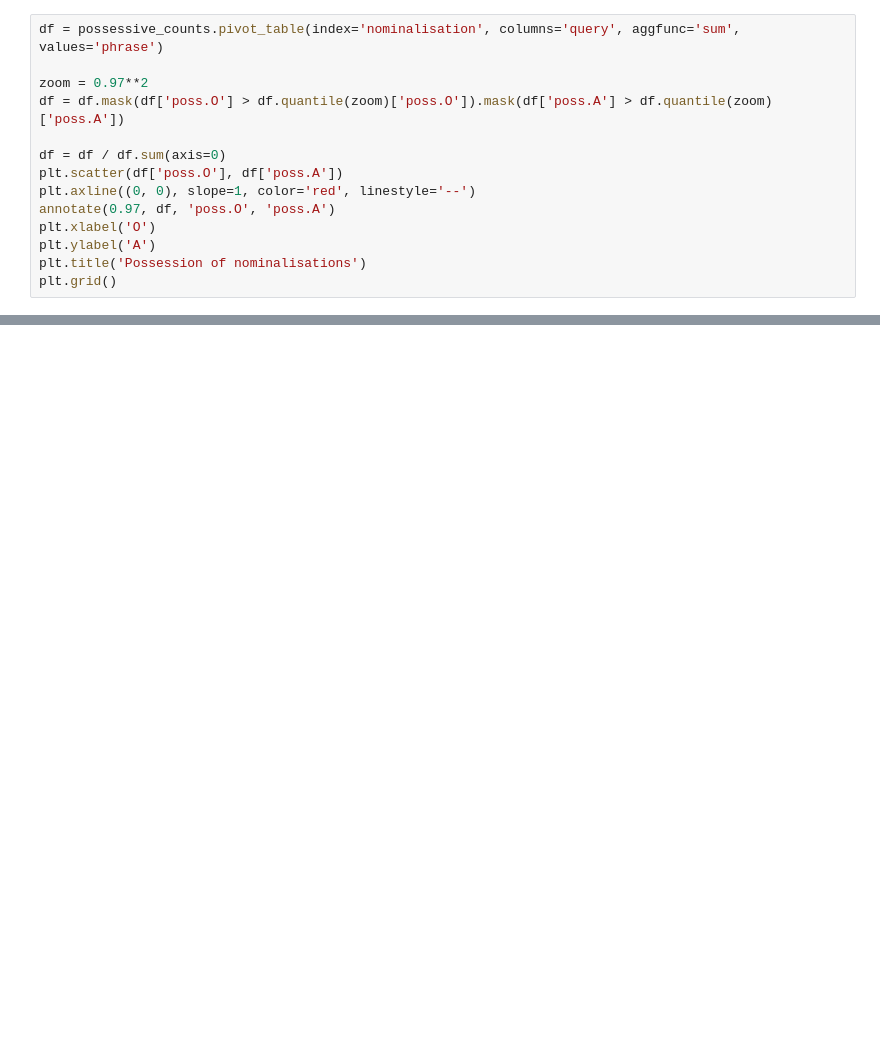
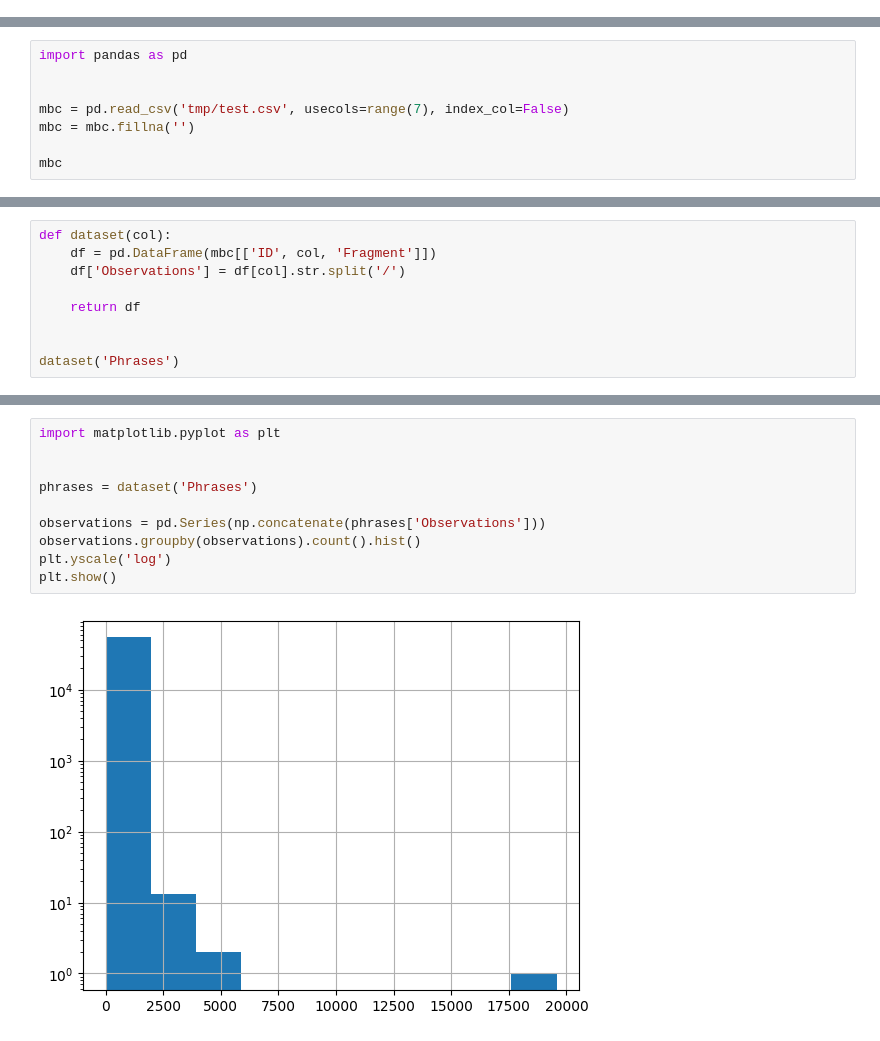
Before and after one commit to connor-taylorbrown/trm-parser, a Jupyter notebook: constructions.ipynb, the cells around one changed output, grey strips where cells are left out. Cells and saved outputs as stored; diff of their text form; blank space fills up the shorter version.

```diff
--- a/constructions.ipynb
+++ b/constructions.ipynb
@@ -458,14 +0,0 @@ possessive_counts.pivot_table(index='query', columns='stative', aggfunc='count',
-# %%
-df = possessive_counts.pivot_table(index='nominalisation', columns='query', aggfunc='sum', values='phrase')
-
-zoom = 0.97**2
-df = df.mask(df['poss.O'] > df.quantile(zoom)['poss.O']).mask(df['poss.A'] > df.quantile(zoom)['poss.A'])
-
-df = df / df.sum(axis=0)
-plt.scatter(df['poss.O'], df['poss.A'])
-plt.axline((0, 0), slope=1, color='red', linestyle='--')
-annotate(0.97, df, 'poss.O', 'poss.A')
-plt.xlabel('O')
-plt.ylabel('A')
-plt.title('Possession of nominalisations')
-plt.grid()
@@ -473,0 +1,8 @@ plt.grid()
+# %%
+import pandas as pd
+
+
+mbc = pd.read_csv('tmp/test.csv', usecols=range(7), index_col=False)
+mbc = mbc.fillna('')
+
+mbc
@@ -473,0 +23,9 @@ plt.grid()
+# %%
+def dataset(col):
+    df = pd.DataFrame(mbc[['ID', col, 'Fragment']])
+    df['Observations'] = df[col].str.split('/')
+
+    return df
+
+
+dataset('Phrases')
@@ -473,0 +87,12 @@ plt.grid()
+# %%
+import matplotlib.pyplot as plt
+
+
+phrases = dataset('Phrases')
+
+observations = pd.Series(np.concatenate(phrases['Observations']))
+observations.groupby(observations).count().hist()
+plt.yscale('log')
+plt.show()
+# %% [output]
+[figure, added]
```
Also changed, not shown: parts of 27 cells of this notebook, 1 other file.
